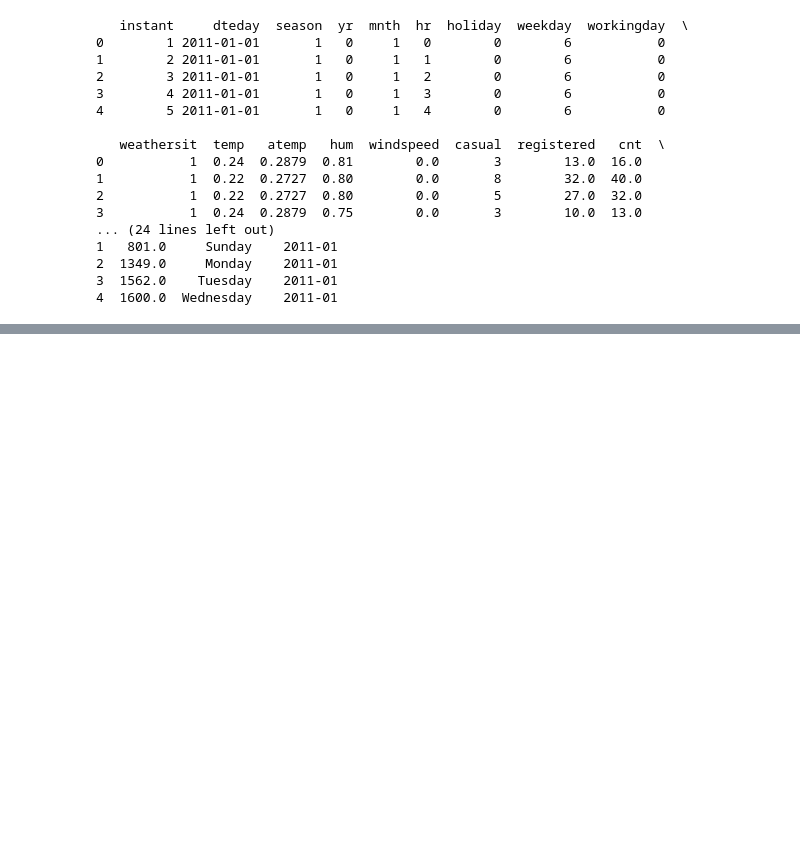
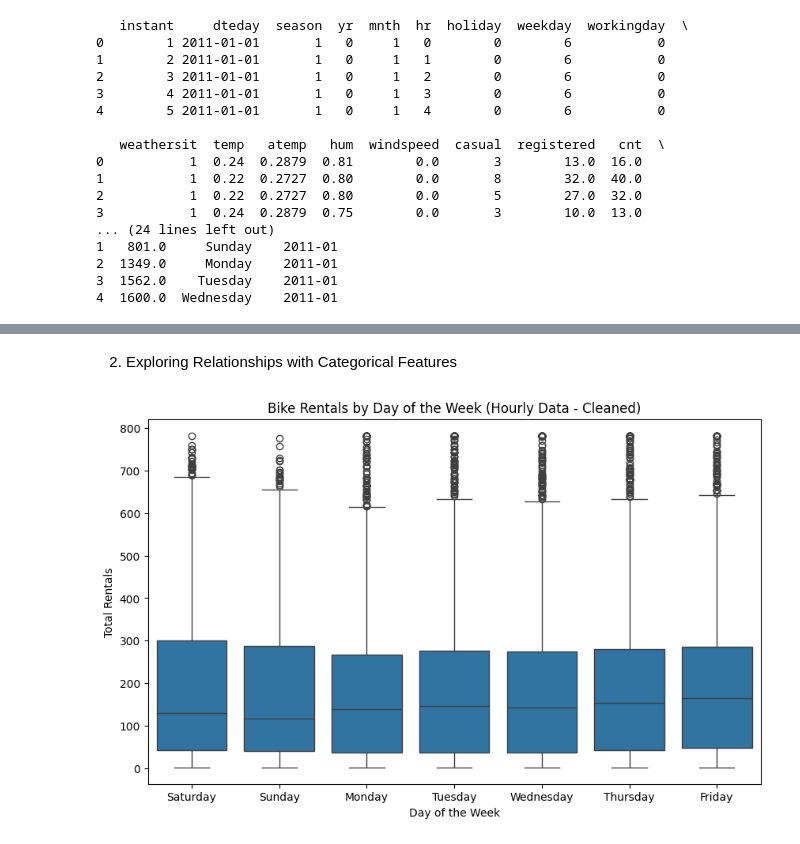
Before and after one commit to farismnrr/data_analyst_bike_sharing, a Jupyter notebook: bike_sharing.ipynb, the cells around one changed output, grey strips where cells are left out. Cells and saved outputs as stored; diff of their text form; code cells hidden in the pictures; blank space fills up the shorter version.

```diff
--- a/bike_sharing.ipynb
+++ b/bike_sharing.ipynb
@@ -413,0 +559,12 @@ print(daily_data_cleaned.head())
+# %% [markdown]
+2. Exploring Relationships with Categorical Features
+# %%
+# Boxplot to show the distribution of rentals for each day of the week.
+plt.figure(figsize=(10, 6))
+sns.boxplot(data=hourly_data_clean, x='day_name', y='cnt')
+plt.title('Bike Rentals by Day of the Week (Hourly Data - Cleaned)')
+plt.xlabel('Day of the Week')
+plt.ylabel('Total Rentals')
+plt.show()
+# %% [output]
+[figure, added]
```
Also changed, not shown: parts of 73 cells of this notebook.
